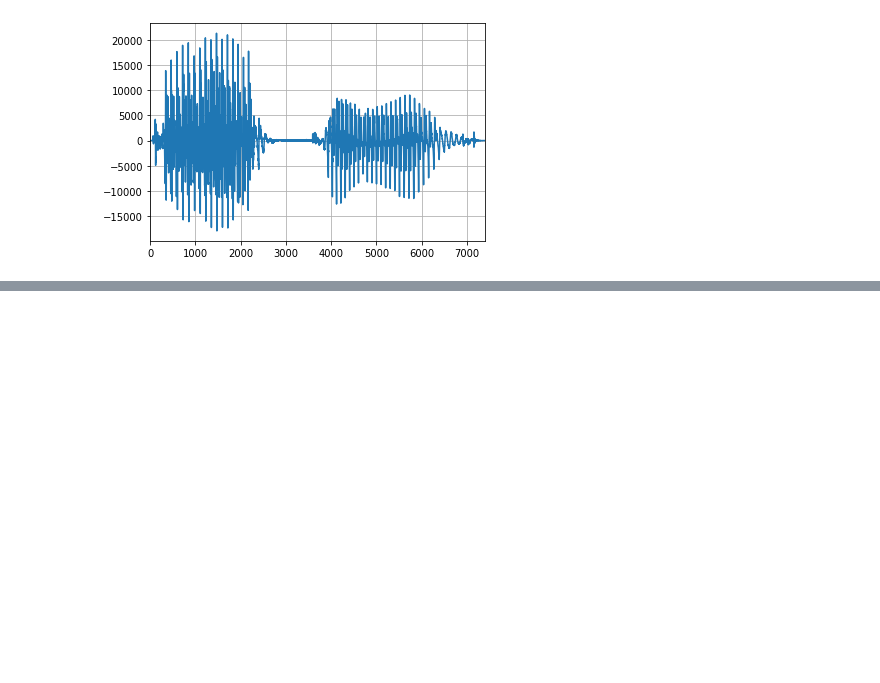
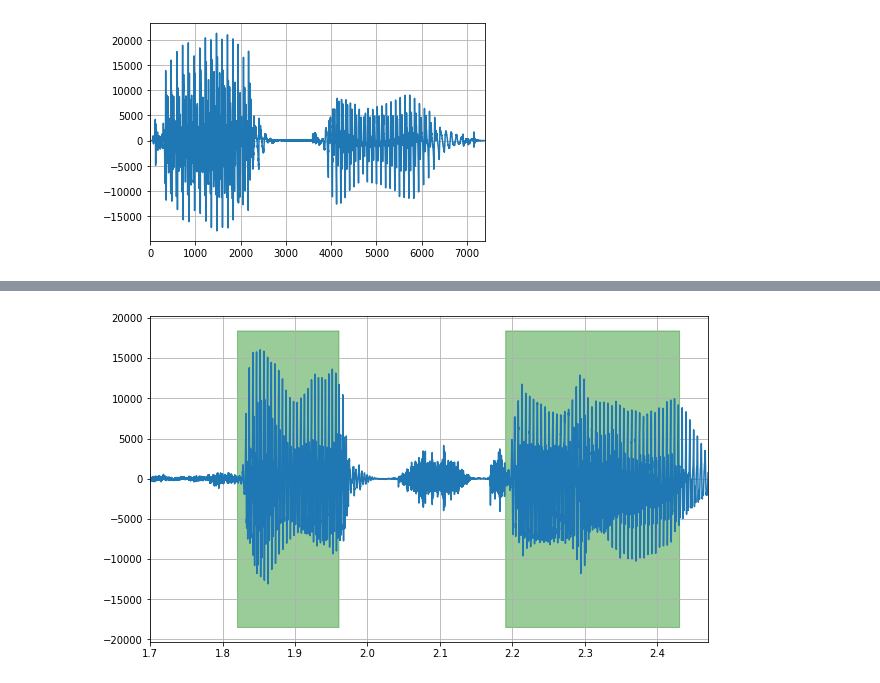
Before and after one commit to lionelGoffaux/signal-project, a Jupyter notebook: labo.ipynb, the cells around one changed output, grey strips where cells are left out. Saved outputs shown, nothing was run; the diff lists cells and outputs as text; code cells hidden in the pictures; blank space fills up the shorter version.

```diff
--- a/labo.ipynb
+++ b/labo.ipynb
@@ -112,0 +151,33 @@ Audio(u, rate=fs)
+# %%
+fs2, sin2 = read('cmu_us_slt_arctic/wav/arctic_a0001.wav')
+# %%
+start = 1.7
+end = 2.47
+sound = sin2[round(fs2*start): round(fs2*end)]
+width = 1000/50
+step = 5
+threshold = 0.35
+
+h = abs(sound).max()*1.15
+arth_frames = utils.split(sound, width, step, fs2)
+steplen = int(step/1000 * fs2)
+t_arthur = get_timeAxis(fs2, sound)
+result = []
+
+for f in arth_frames:
+    if utils.energy(f) >= threshold*1e10:
+        result.extend([h]*steplen)
+    else:
+        result.extend([0]*steplen)
+
+result = np.array(result)
+t_result = get_timeAxis(fs2, result)
+
+
+plt.figure(figsize=(10,6))
+plt.plot(t_arthur+start, sound)
+plt.fill_between(t_result+start, result, -result, color='green', alpha=0.4)
+niceplot()
+
+Audio(sound, rate=fs2)
+# %% [output]
@@ -112,0 +185 @@ Audio(u, rate=fs)
+[figure, added]
```
Also changed, not shown: parts of 14 cells of this notebook, 1 other file.
